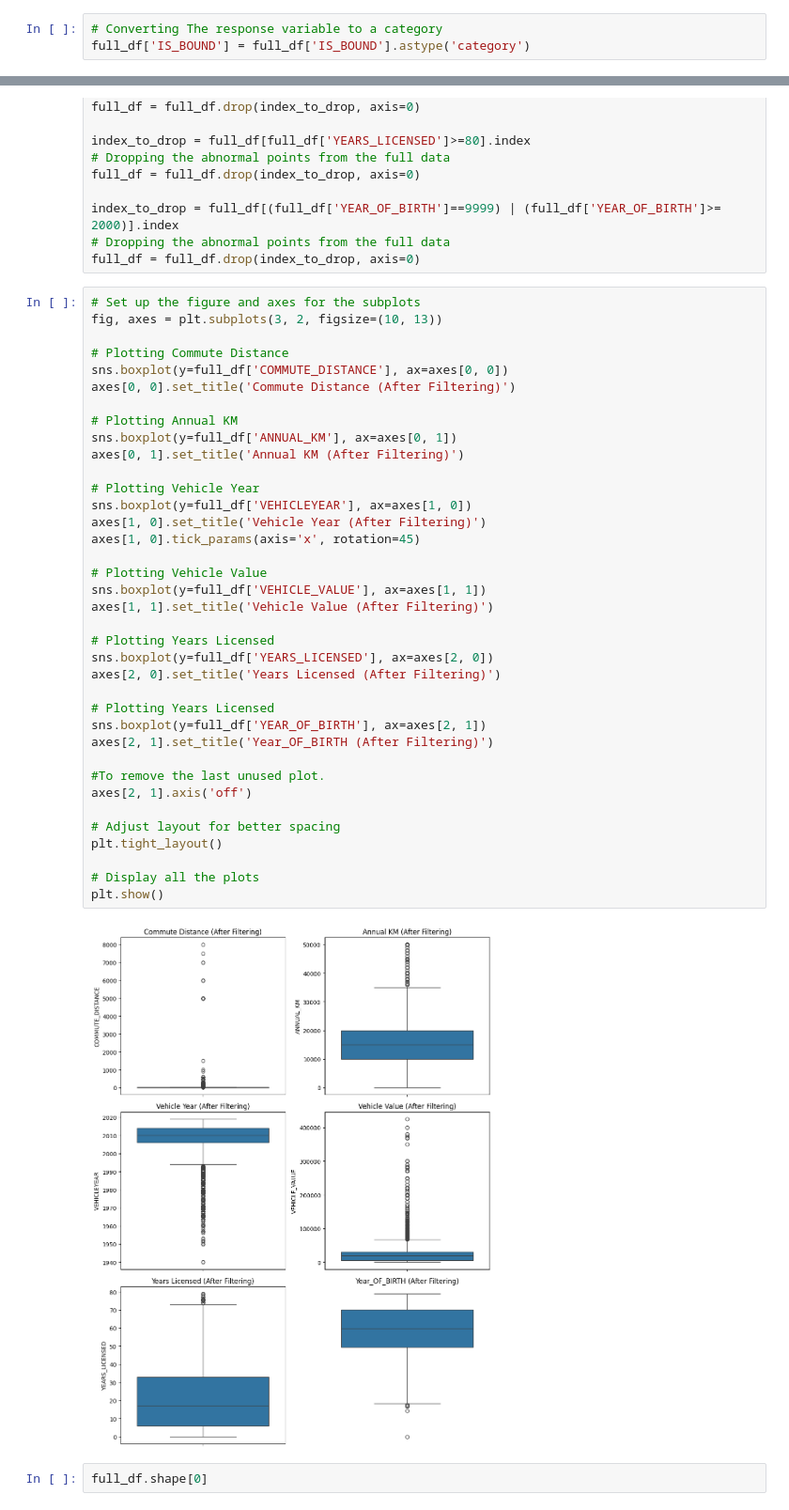
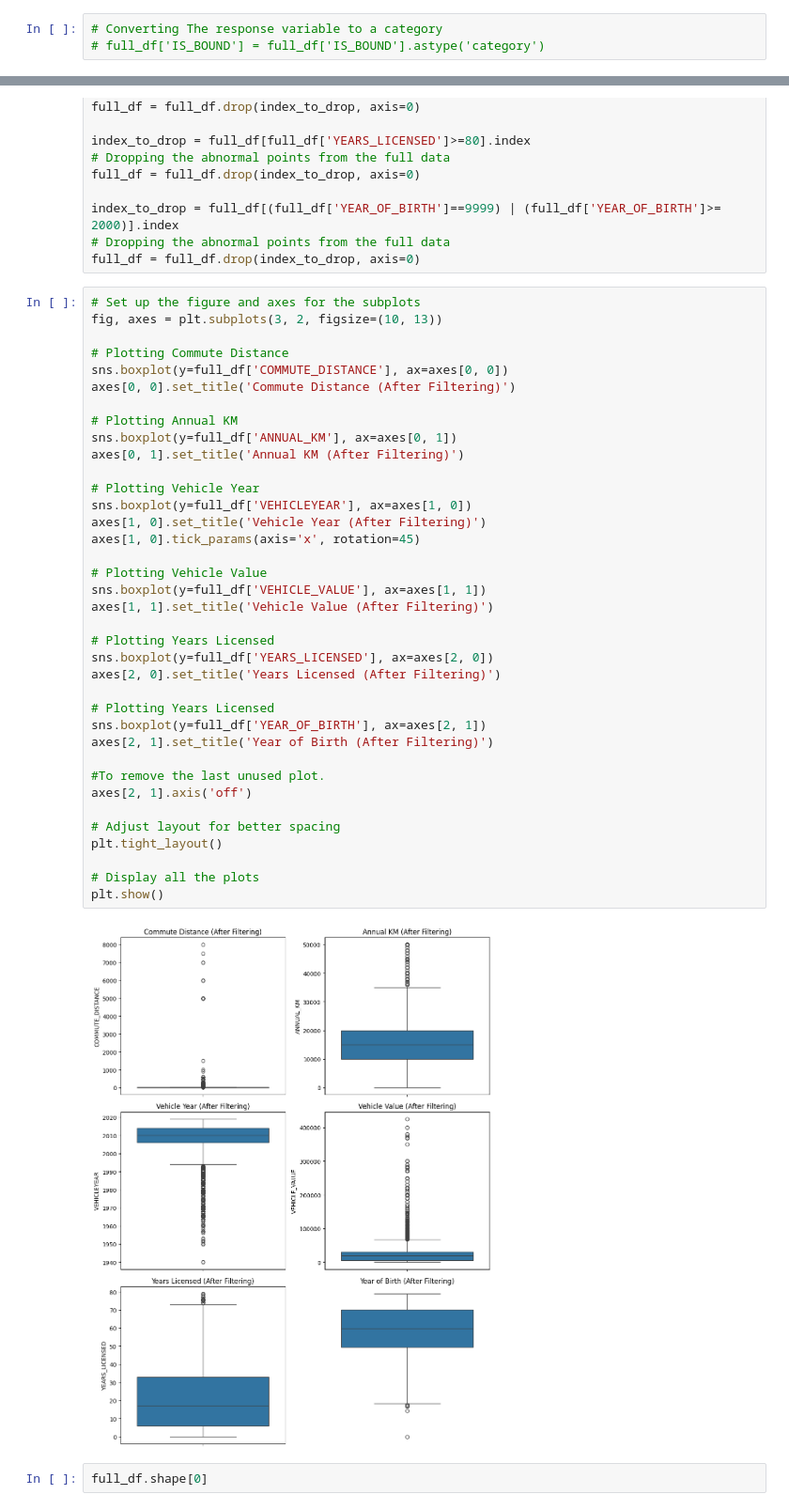
Before and after one commit to stephanieajah/6100-Project-Two, a Jupyter notebook: Insurance_Purchase_Prediction_Model.ipynb, the cells around one changed output, grey strips where cells are left out. Shown: that part at 94% size. Drawn from its saved outputs; the diff is of its cells as text.

```diff
--- a/Insurance_Purchase_Prediction_Model.ipynb
+++ b/Insurance_Purchase_Prediction_Model.ipynb
@@ -61,7 +62,7 @@ dtypes: datetime64[ns](1), float64(6), int64(7), object(12)
 memory usage: 23.2+ MB
 # %%
 # Converting The response variable to a category
-full_df['IS_BOUND'] = full_df['IS_BOUND'].astype('category')
+# full_df['IS_BOUND'] = full_df['IS_BOUND'].astype('category')
 # %%
 full_df.describe()
 # %% [output]
@@ -225,35 +226,35 @@ axes[0, 0].set_title('Commute Distance (After Filtering)')
 
 # Plotting Annual KM
 sns.boxplot(y=full_df['ANNUAL_KM'], ax=axes[0, 1])
 axes[0, 1].set_title('Annual KM (After Filtering)')
 
 # Plotting Vehicle Year
 sns.boxplot(y=full_df['VEHICLEYEAR'], ax=axes[1, 0])
 axes[1, 0].set_title('Vehicle Year (After Filtering)')
 axes[1, 0].tick_params(axis='x', rotation=45)
 
 # Plotting Vehicle Value
 sns.boxplot(y=full_df['VEHICLE_VALUE'], ax=axes[1, 1])
 axes[1, 1].set_title('Vehicle Value (After Filtering)')
 
 # Plotting Years Licensed
 sns.boxplot(y=full_df['YEARS_LICENSED'], ax=axes[2, 0])
 axes[2, 0].set_title('Years Licensed (After Filtering)')
 
 # Plotting Years Licensed
 sns.boxplot(y=full_df['YEAR_OF_BIRTH'], ax=axes[2, 1])
-axes[2, 1].set_title('Year_OF_BIRTH (After Filtering)')
+axes[2, 1].set_title('Year of Birth (After Filtering)')
 
 #To remove the last unused plot.
 axes[2, 1].axis('off')
 
 # Adjust layout for better spacing
 plt.tight_layout()
 
 # Display all the plots
 plt.show()
 # %% [output]
-[figure, old version]
+[figure, new version]
 # %%
 full_df.shape[0]
 # %% [output]
```
Also changed, not shown: parts of 20 cells of this notebook.
